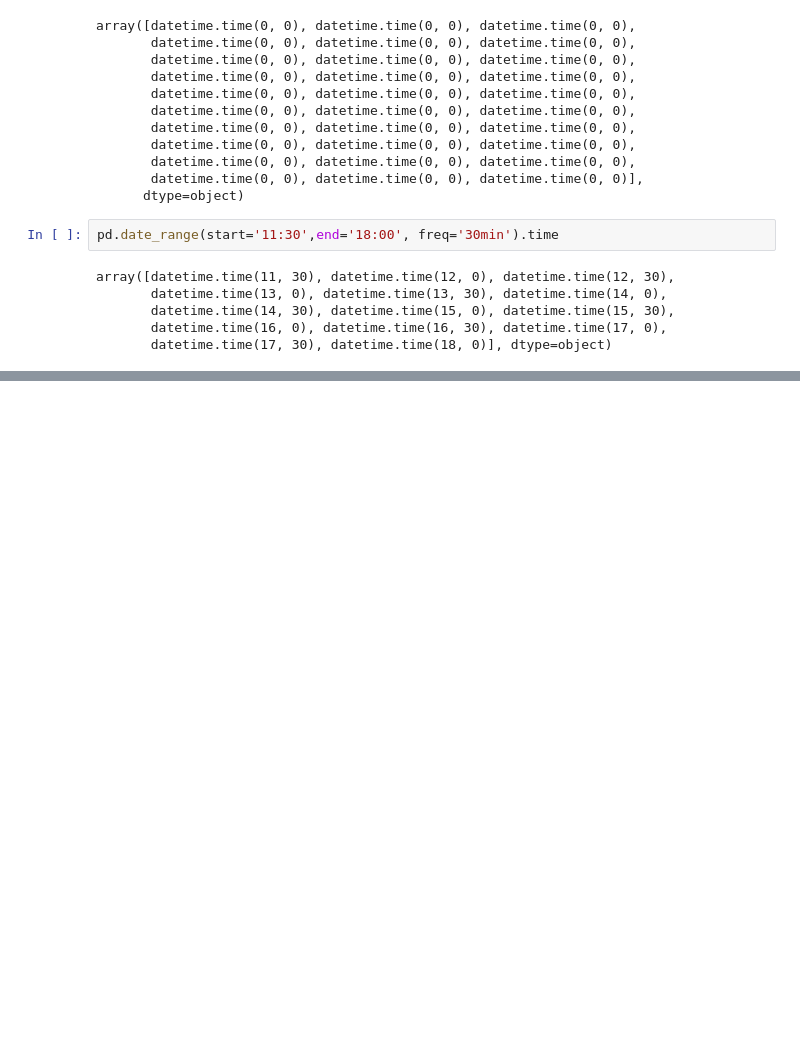
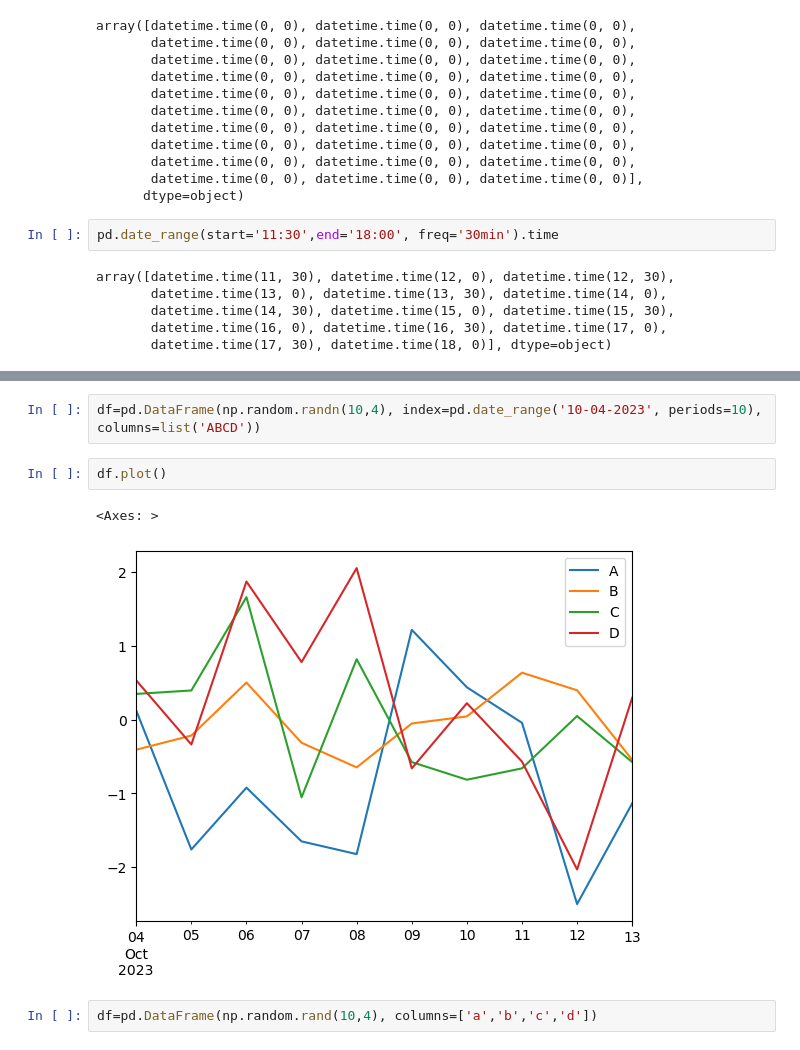
Before and after one commit to SyedSamiUllah1/Python_Practice, a Jupyter notebook: Book.ipynb, the cells around one changed output, grey strips where cells are left out. Drawn from its saved outputs; the diff is of its cells as text; blank space fills up the shorter version.

Commit message:
did pandas visualization

```diff
--- a/Book.ipynb
+++ b/Book.ipynb
@@ -1673,0 +1773,9 @@ array([datetime.time(11, 30), datetime.time(12, 0), datetime.time(12, 30),
+# %%
+df=pd.DataFrame(np.random.randn(10,4), index=pd.date_range('10-04-2023', periods=10), columns=list('ABCD'))
+# %%
+df.plot()
+# %% [output]
+<Axes: >
+[figure, added]
+# %%
+df=pd.DataFrame(np.random.rand(10,4), columns=['a','b','c','d'])
```
Also changed, not shown: parts of 44 cells of this notebook.
